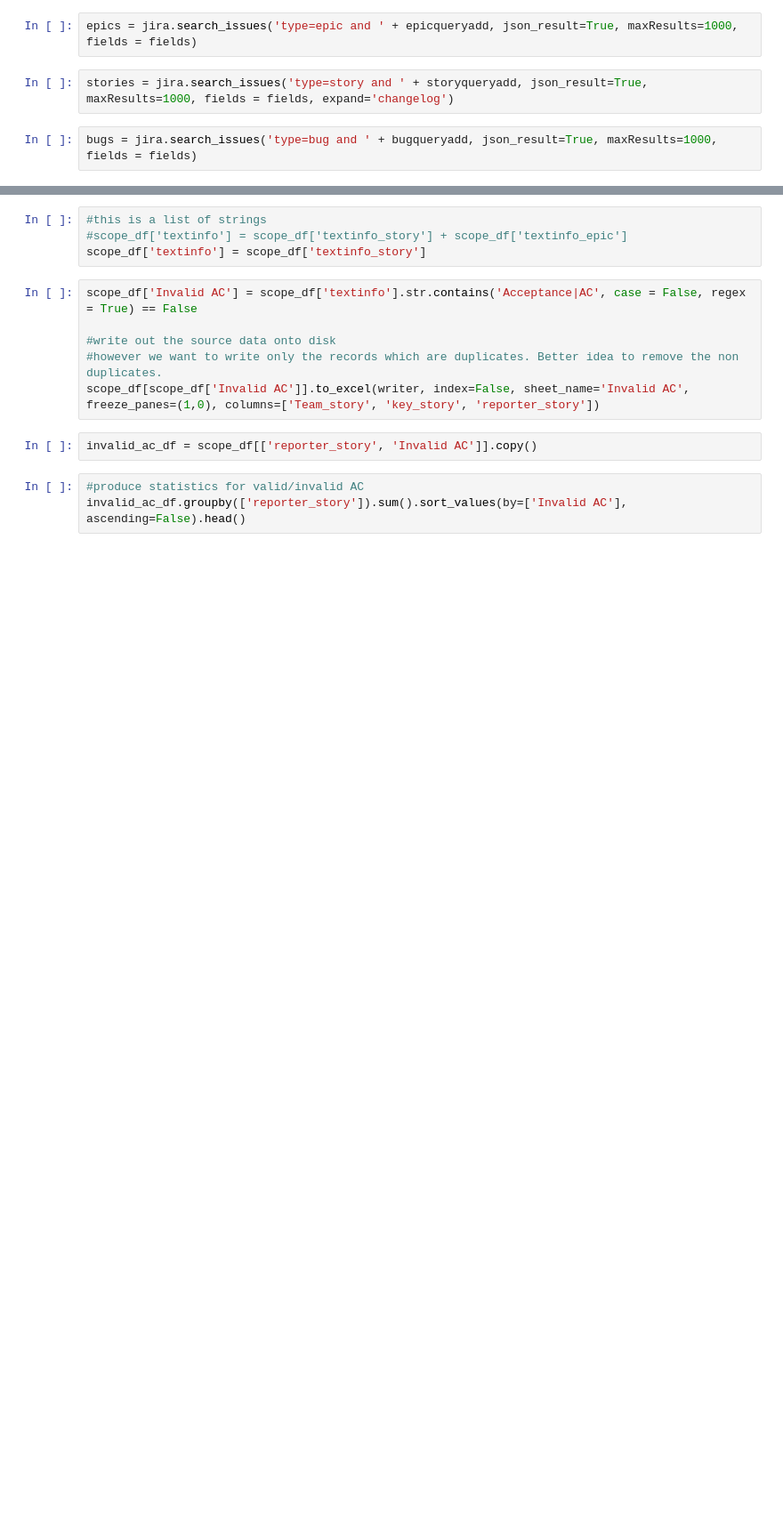
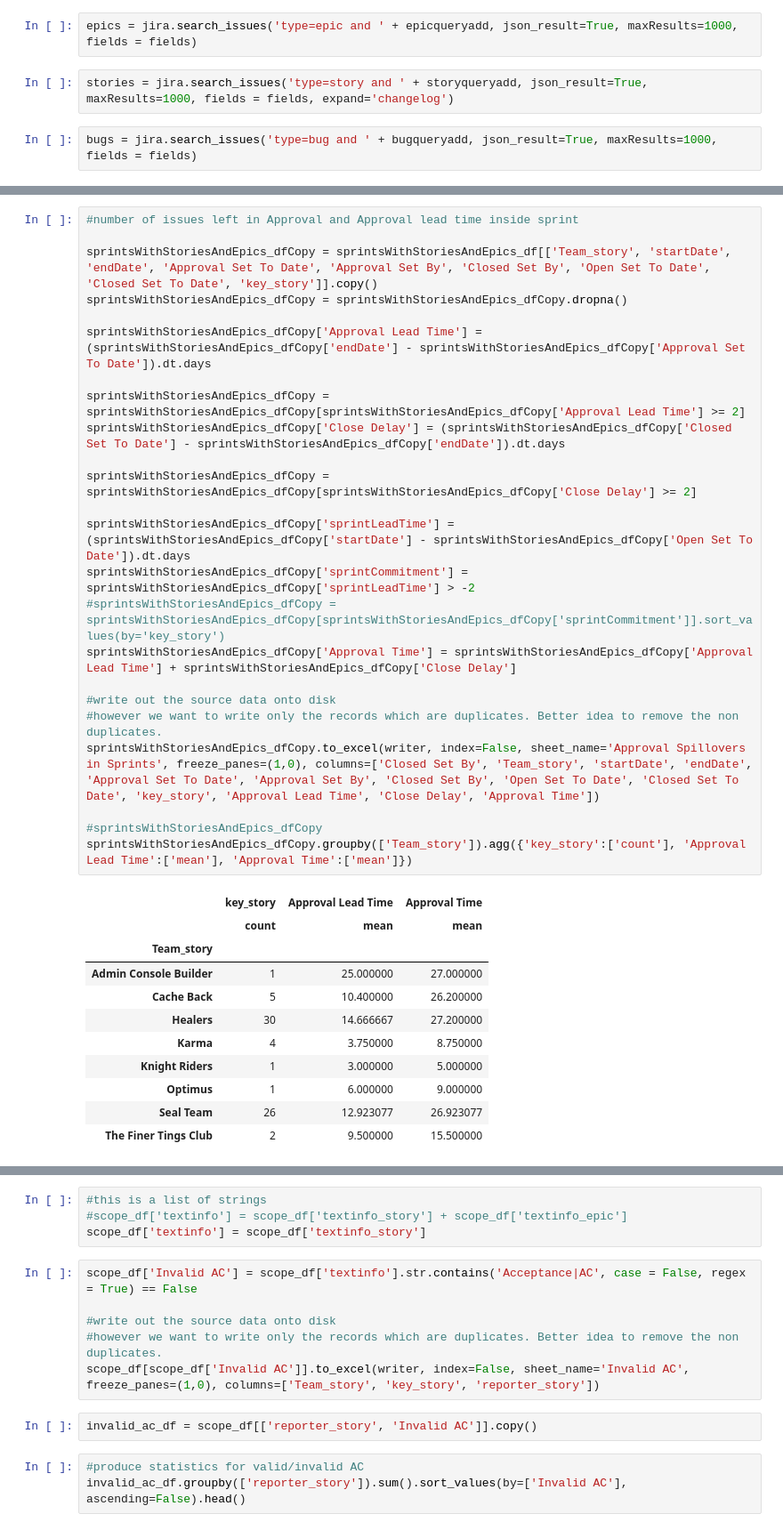
Before and after one commit to medhavib/JiraUtils, a Jupyter notebook: metrics-collection.ipynb, the cells around one changed output, grey strips where cells are left out. Shown at 89% size. Cells and saved outputs as stored; diff of their text form; blank space fills up the shorter version.

```diff
--- a/metrics-collection.ipynb
+++ b/metrics-collection.ipynb
@@ -426,0 +691,36 @@ sprintsWithStoriesAndEpics_dfCopy.groupby(['Closed Set By', 'Team_story']).agg({
+# %%
+#number of issues left in Approval and Approval lead time inside sprint
+
+sprintsWithStoriesAndEpics_dfCopy = sprintsWithStoriesAndEpics_df[['Team_story', 'startDate', 'endDate', 'Approval Set To Date', 'Approval Set By', 'Closed Set By', 'Open Set To Date', 'Closed Set To Date', 'key_story']].copy()
+sprintsWithStoriesAndEpics_dfCopy = sprintsWithStoriesAndEpics_dfCopy.dropna()
+
+sprintsWithStoriesAndEpics_dfCopy['Approval Lead Time'] = (sprintsWithStoriesAndEpics_dfCopy['endDate'] - sprintsWithStoriesAndEpics_dfCopy['Approval Set To Date']).dt.days
+
+sprintsWithStoriesAndEpics_dfCopy = sprintsWithStoriesAndEpics_dfCopy[sprintsWithStoriesAndEpics_dfCopy['Approval Lead Time'] >= 2]
+sprintsWithStoriesAndEpics_dfCopy['Close Delay'] = (sprintsWithStoriesAndEpics_dfCopy['Closed Set To Date'] - sprintsWithStoriesAndEpics_dfCopy['endDate']).dt.days
+
+sprintsWithStoriesAndEpics_dfCopy = sprintsWithStoriesAndEpics_dfCopy[sprintsWithStoriesAndEpics_dfCopy['Close Delay'] >= 2]
+
+sprintsWithStoriesAndEpics_dfCopy['sprintLeadTime'] = (sprintsWithStoriesAndEpics_dfCopy['startDate'] - sprintsWithStoriesAndEpics_dfCopy['Open Set To Date']).dt.days
+sprintsWithStoriesAndEpics_dfCopy['sprintCommitment'] = sprintsWithStoriesAndEpics_dfCopy['sprintLeadTime'] > -2
+#sprintsWithStoriesAndEpics_dfCopy = sprintsWithStoriesAndEpics_dfCopy[sprintsWithStoriesAndEpics_dfCopy['sprintCommitment']].sort_values(by='key_story')
+sprintsWithStoriesAndEpics_dfCopy['Approval Time'] = sprintsWithStoriesAndEpics_dfCopy['Approval Lead Time'] + sprintsWithStoriesAndEpics_dfCopy['Close Delay']
+
+#write out the source data onto disk
+#however we want to write only the records which are duplicates. Better idea to remove the non duplicates.
+sprintsWithStoriesAndEpics_dfCopy.to_excel(writer, index=False, sheet_name='Approval Spillovers in Sprints', freeze_panes=(1,0), columns=['Closed Set By', 'Team_story', 'startDate', 'endDate', 'Approval Set To Date', 'Approval Set By', 'Closed Set By', 'Open Set To Date', 'Closed Set To Date', 'key_story', 'Approval Lead Time', 'Close Delay', 'Approval Time'])
+
+#sprintsWithStoriesAndEpics_dfCopy
+sprintsWithStoriesAndEpics_dfCopy.groupby(['Team_story']).agg({'key_story':['count'], 'Approval Lead Time':['mean'], 'Approval Time':['mean']})
+# %% [output]
+|  | key_story | Approval Lead Time | Approval Time |
+|  | count | mean | mean |
+| Team_story |  |  |  |
+| Admin Console Builder | 1 | 25.000000 | 27.000000 |
+| Cache Back | 5 | 10.400000 | 26.200000 |
+| Healers | 30 | 14.666667 | 27.200000 |
+| Karma | 4 | 3.750000 | 8.750000 |
+| Knight Riders | 1 | 3.000000 | 5.000000 |
+| Optimus | 1 | 6.000000 | 9.000000 |
+| Seal Team | 26 | 12.923077 | 26.923077 |
+| The Finer Tings Club | 2 | 9.500000 | 15.500000 |
```
Also changed, not shown: parts of 75 cells of this notebook.
